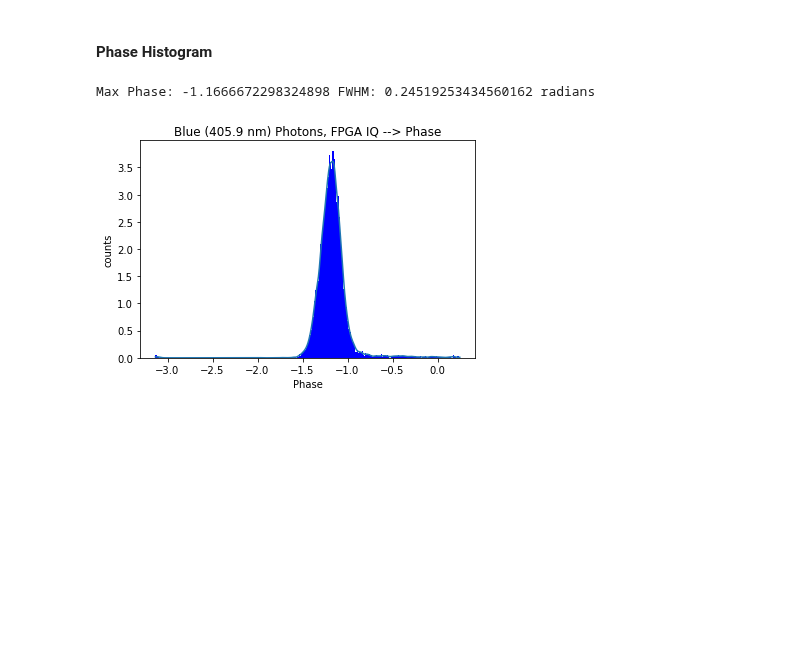
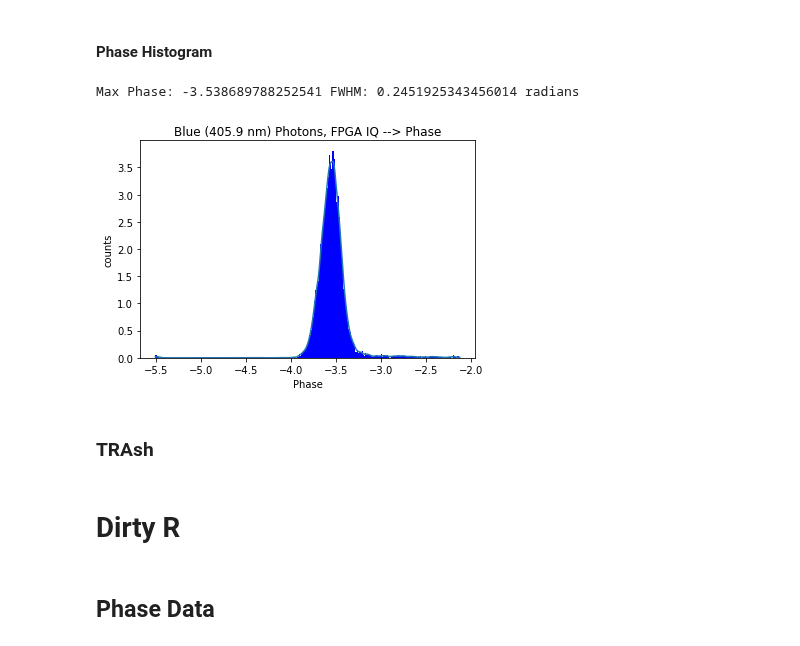
Before and after one commit to MazinLab/MKIDReadoutAnalysis, a Jupyter notebook: Clean_R.ipynb, the cells around one changed output. Drawn from its saved outputs; the diff is of its cells as text; code cells hidden in the pictures; blank space fills up the shorter version.

```diff
--- a/Clean_R.ipynb
+++ b/Clean_R.ipynb
@@ -196,0 +232,4 @@ plt.title('Blue (405.9 nm) Photons, FPGA IQ --> Phase');
+# %%
+x = slice(10000, 20000)
+plt.plot(blue_iq_phase[x], color='blue')
+blue_iq_dark_mean = blue_iq_phase[x].mean()
@@ -197,9 +238,11 @@ plt.title('Blue (405.9 nm) Photons, FPGA IQ --> Phase');
 # %% [markdown]
 #### Phase Histogram
 # %%
-blue_iq_max_location, blue_iq_fwhm = compute_r(blue_iq_readout.photon_energies, color='blue', plot=True)
+blue_iq_max_location, blue_iq_fwhm = compute_r(blue_iq_readout.photon_energies - blue_iq_dark_mean, color='blue', plot=True)
 print(f'Max Phase: {-blue_iq_max_location} FWHM: {blue_iq_fwhm} radians')
 plt.title('Blue (405.9 nm) Photons, FPGA IQ --> Phase');
 # %% [output]
-Max Phase: -1.1666672298324898 FWHM: 0.24519253434560162 radians
+Max Phase: -3.538689788252541 FWHM: 0.2451925343456014 radians
-[figure, old version]
+[figure, new version]
+# %% [markdown]
+### TRAsh
@@ -205,0 +253,2 @@ Max Phase: -1.1666672298324898 FWHM: 0.24519253434560162 radians
+# %% [markdown]
+# Dirty R
@@ -205,0 +257,2 @@ Max Phase: -1.1666672298324898 FWHM: 0.24519253434560162 radians
+# %% [markdown]
+## Phase Data
```
Also changed, not shown: parts of 25 cells of this notebook.
